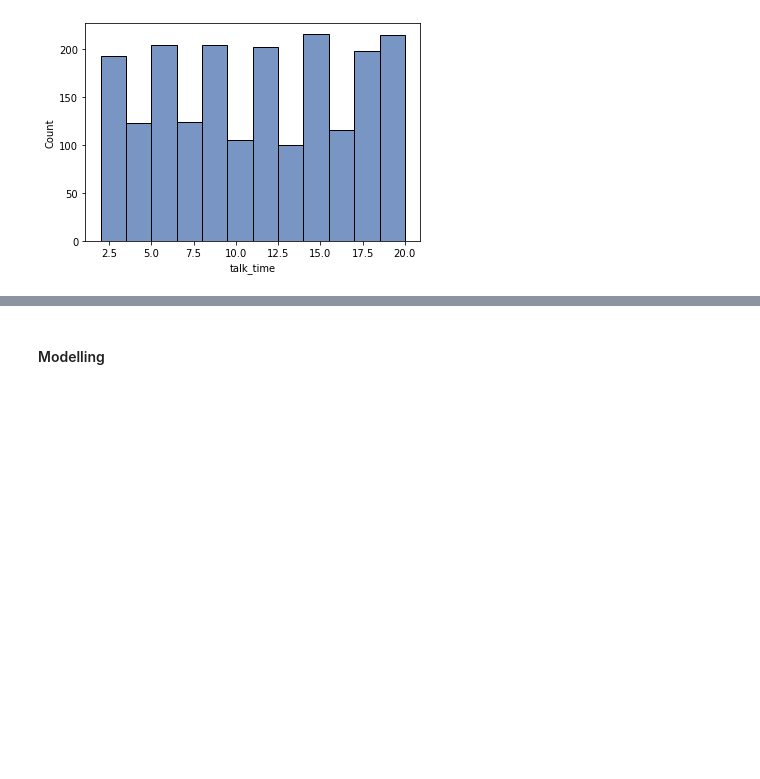
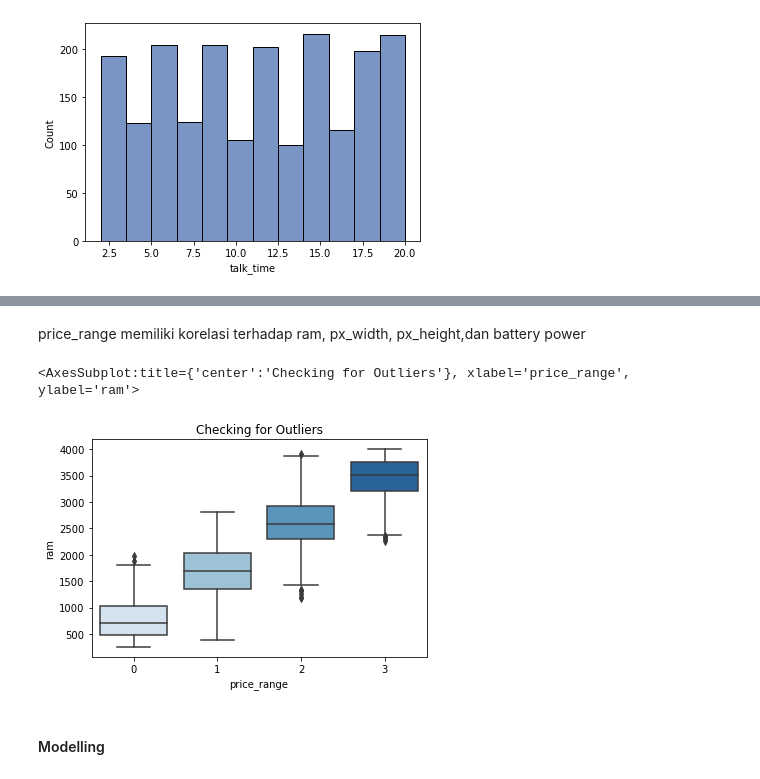
Before and after one commit to refkijorgiprdna/final-project-kelompok-04-erwin, a Jupyter notebook: Final Project.ipynb, the cells around one changed output, grey strips where cells are left out. Saved outputs shown, nothing was run; the diff lists cells and outputs as text; code cells hidden in the pictures; blank space fills up the shorter version.

```diff
--- a/Final Project.ipynb
+++ b/Final Project.ipynb
@@ -441,3 +359,11 @@ price_range memiliki korelasi terhadap ram, px_width, px_height,dan battery powe
+# %% [markdown]
+price_range memiliki korelasi terhadap ram, px_width, px_height,dan battery power
+# %%
+plt.title("Checking for Outliers")
+sns.boxplot(x='price_range' , y='ram', data=df, palette="Blues")
+# %% [output]
+<AxesSubplot:title={'center':'Checking for Outliers'}, xlabel='price_range', ylabel='ram'>
+[figure, added]
 # %% [markdown]
 #### Modelling
 # %%
```
Also changed, not shown: parts of 34 cells of this notebook.
